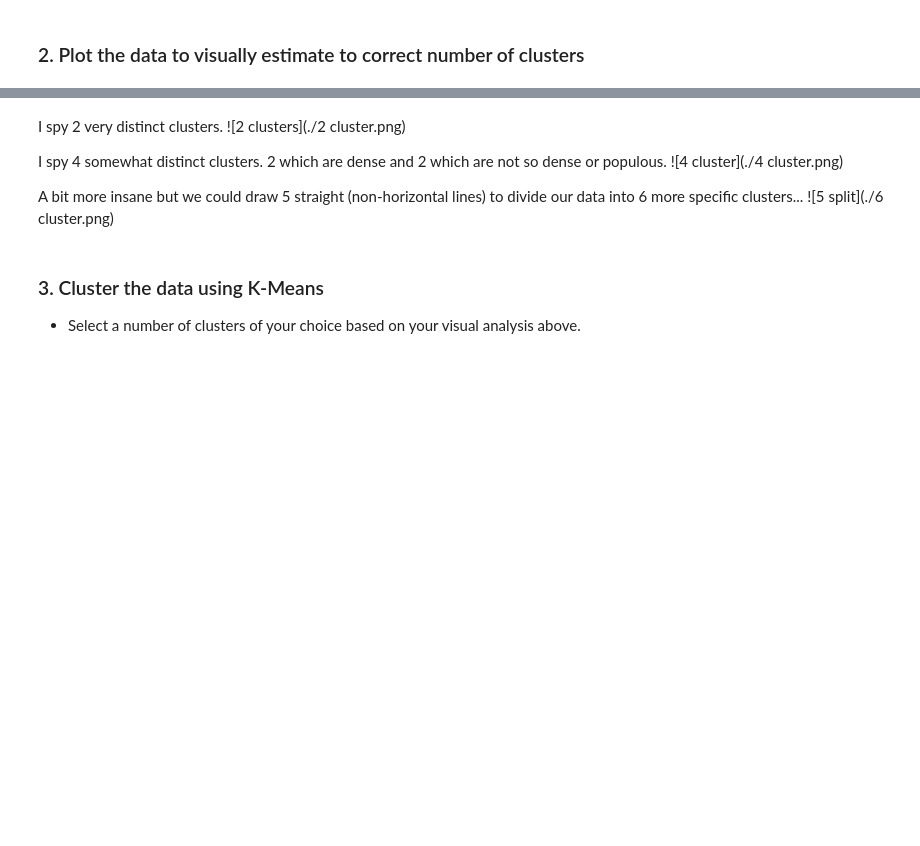
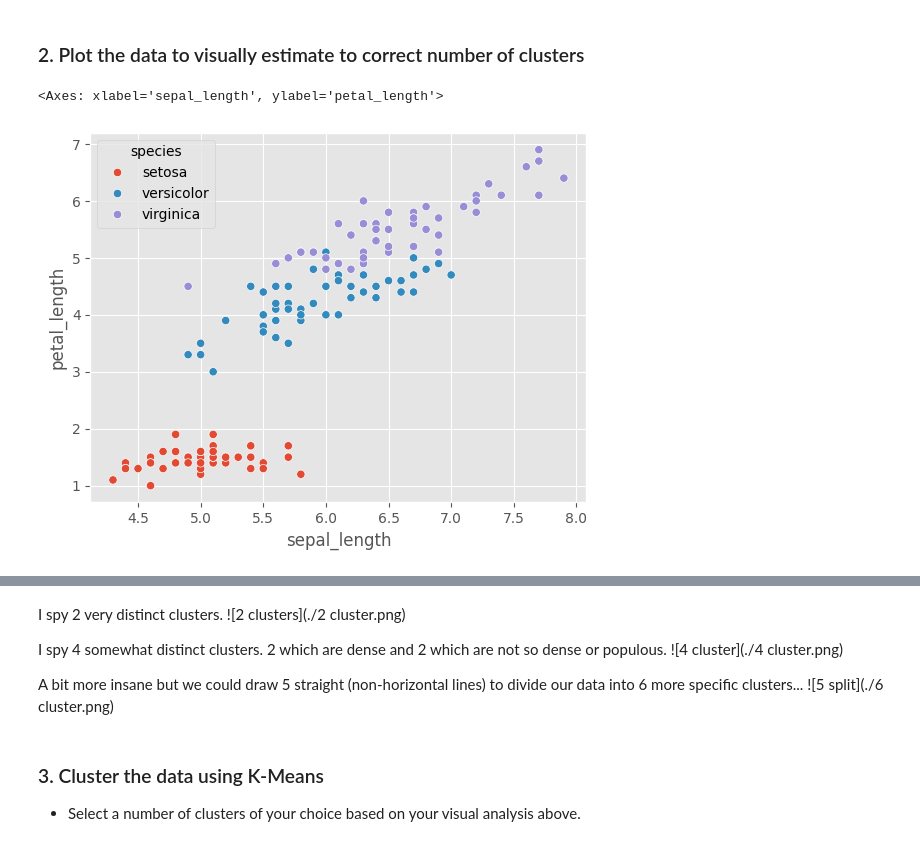
Before and after one commit to HassanAlgoz/dl, a Jupyter notebook: modules/unsupervised/02-clustering/cluster_evaluation_lab_solutions.ipynb, the cells around one changed output, grey strips where cells are left out. Saved outputs shown, nothing was run; the diff lists cells and outputs as text; code cells hidden in the pictures; blank space fills up the shorter version.

```diff
--- a/modules/unsupervised/02-clustering/cluster_evaluation_lab_solutions.ipynb
+++ b/modules/unsupervised/02-clustering/cluster_evaluation_lab_solutions.ipynb
@@ -47,5 +55,14 @@ y = sns_iris.species
 # %% [markdown]
 ### 2. Plot the data to visually estimate to correct number of clusters
 # %%
-X.plot(kind='scatter', x='sepal_length', y='petal_length')
+# X.plot(kind='scatter', x='sepal_length', y='sepal_width')
+sns.scatterplot(
+    data=sns_iris,
+    x='sepal_length',
+    y='petal_length',
+    hue='species'
+)
+# %% [output]
+<Axes: xlabel='sepal_length', ylabel='petal_length'>
+[figure, added]
 # %%
```
Also changed, not shown: parts of 14 cells of this notebook, 16 other files.
